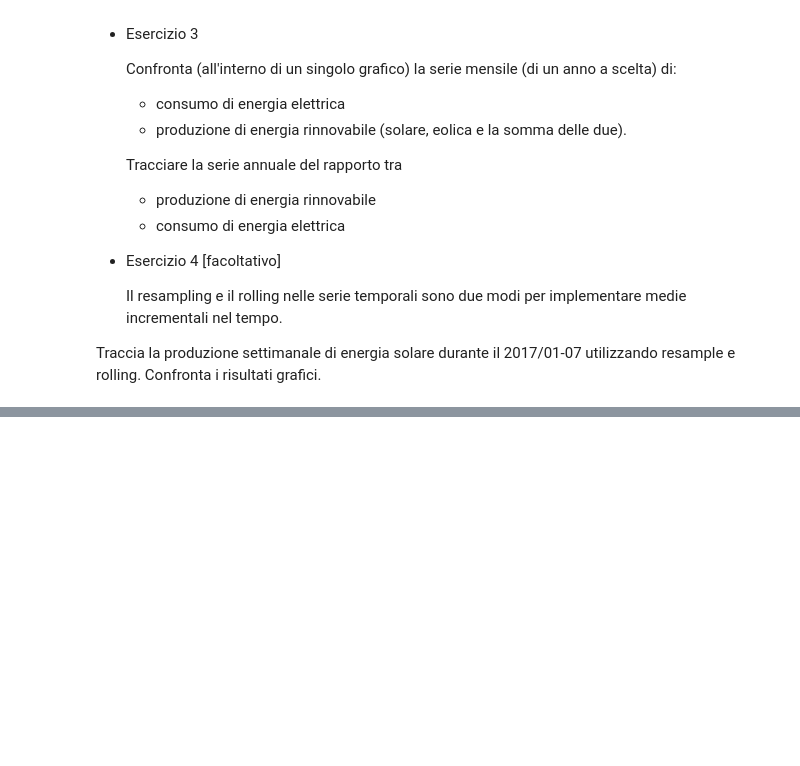
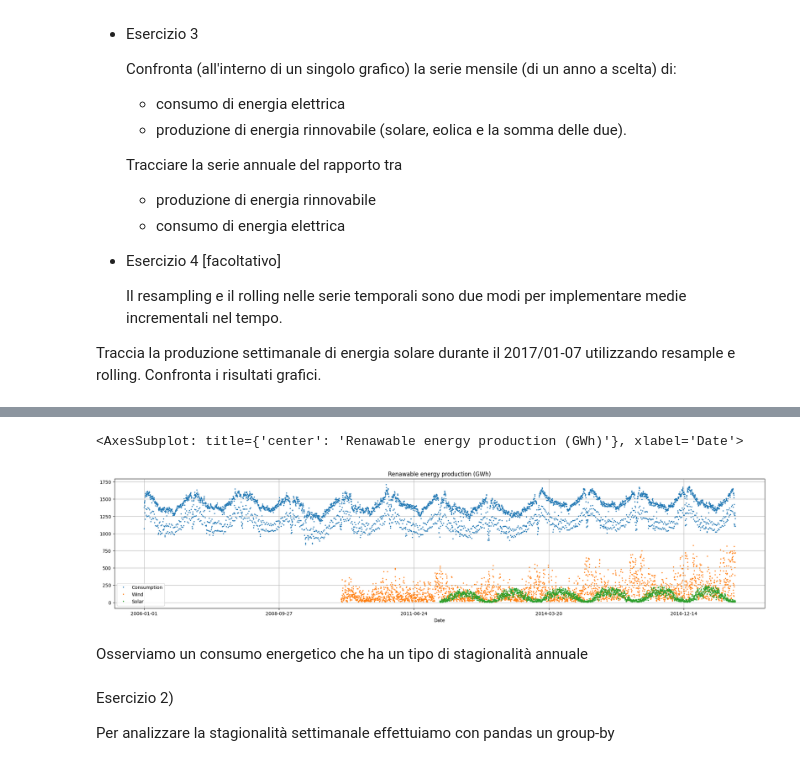
Before and after one commit to lorenzo-arcioni/master-ds, a Jupyter notebook: Workshops/8/8_Workshop_traccia.ipynb, the cells around one changed output, grey strips where cells are left out. Saved outputs shown, nothing was run; the diff lists cells and outputs as text; code cells hidden in the pictures; blank space fills up the shorter version.

```diff
--- a/Workshops/8/8_Workshop_traccia.ipynb
+++ b/Workshops/8/8_Workshop_traccia.ipynb
@@ -46,0 +49,8 @@ Traccia la produzione settimanale di energia solare durante il 2017/01-07 utiliz
+# %%
+import pandas as pd
+import matplotlib.pyplot as plt
+import seaborn as sns
+import numpy as np
+
+df = pd.read_csv('OPSD_Germany_all.csv')
+df.head()
@@ -46,0 +64,18 @@ Traccia la produzione settimanale di energia solare durante il 2017/01-07 utiliz
+# %%
+df.set_index('Date', inplace=True)
+# %%
+df.plot(figsize=(25, 5),
+        title='Renawable energy production (GWh)',
+        marker='.',
+        markersize=3,
+        linestyle='',
+        grid=True)
+# %% [output]
+<AxesSubplot: title={'center': 'Renawable energy production (GWh)'}, xlabel='Date'>
+[figure, added]
+# %% [markdown]
+Osserviamo un consumo energetico che ha un tipo di stagionalità annuale
+# %% [markdown]
+Esercizio 2)
+
+Per analizzare la stagionalità settimanale effettuiamo con pandas un group-by
```
Also changed, not shown: parts of 2 cells of this notebook.
